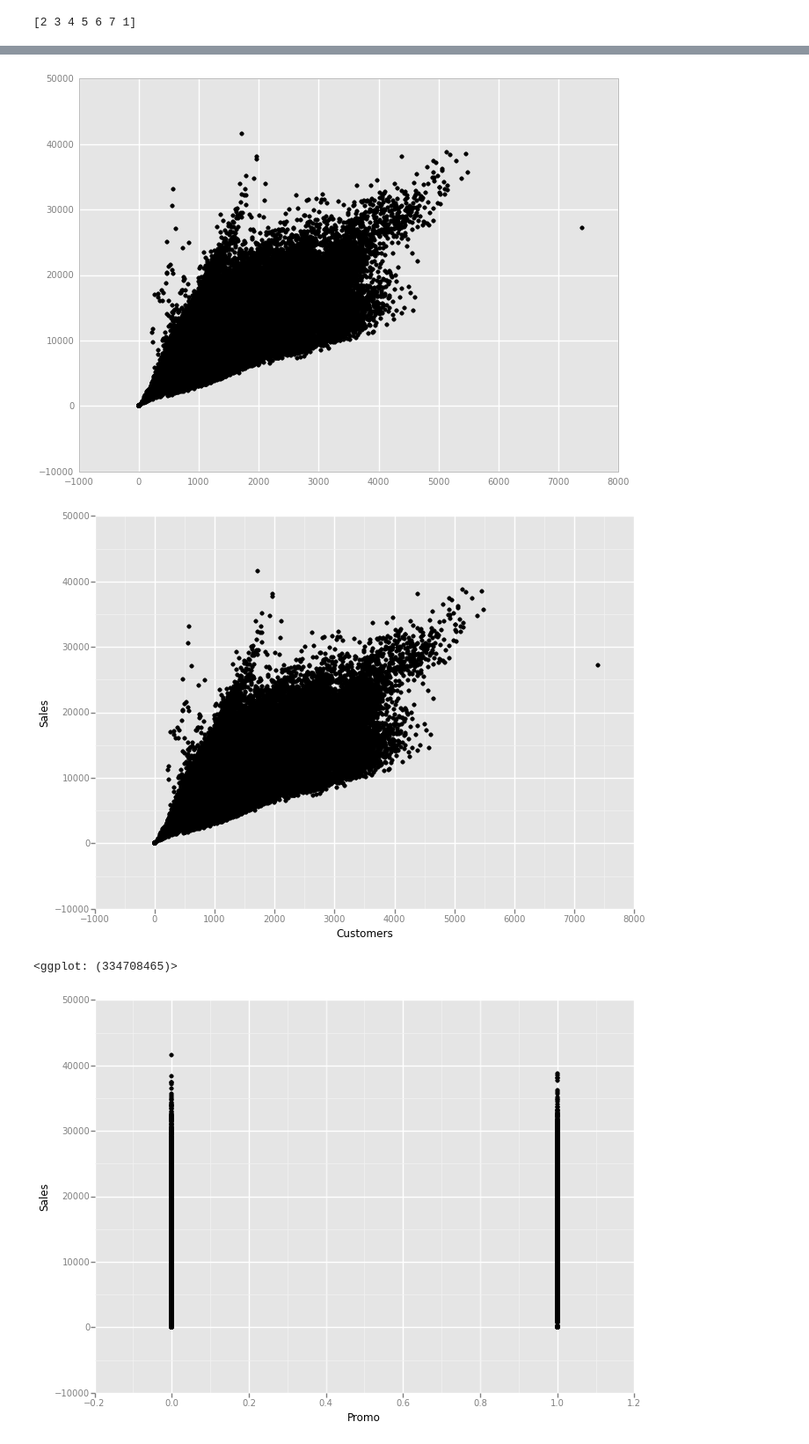
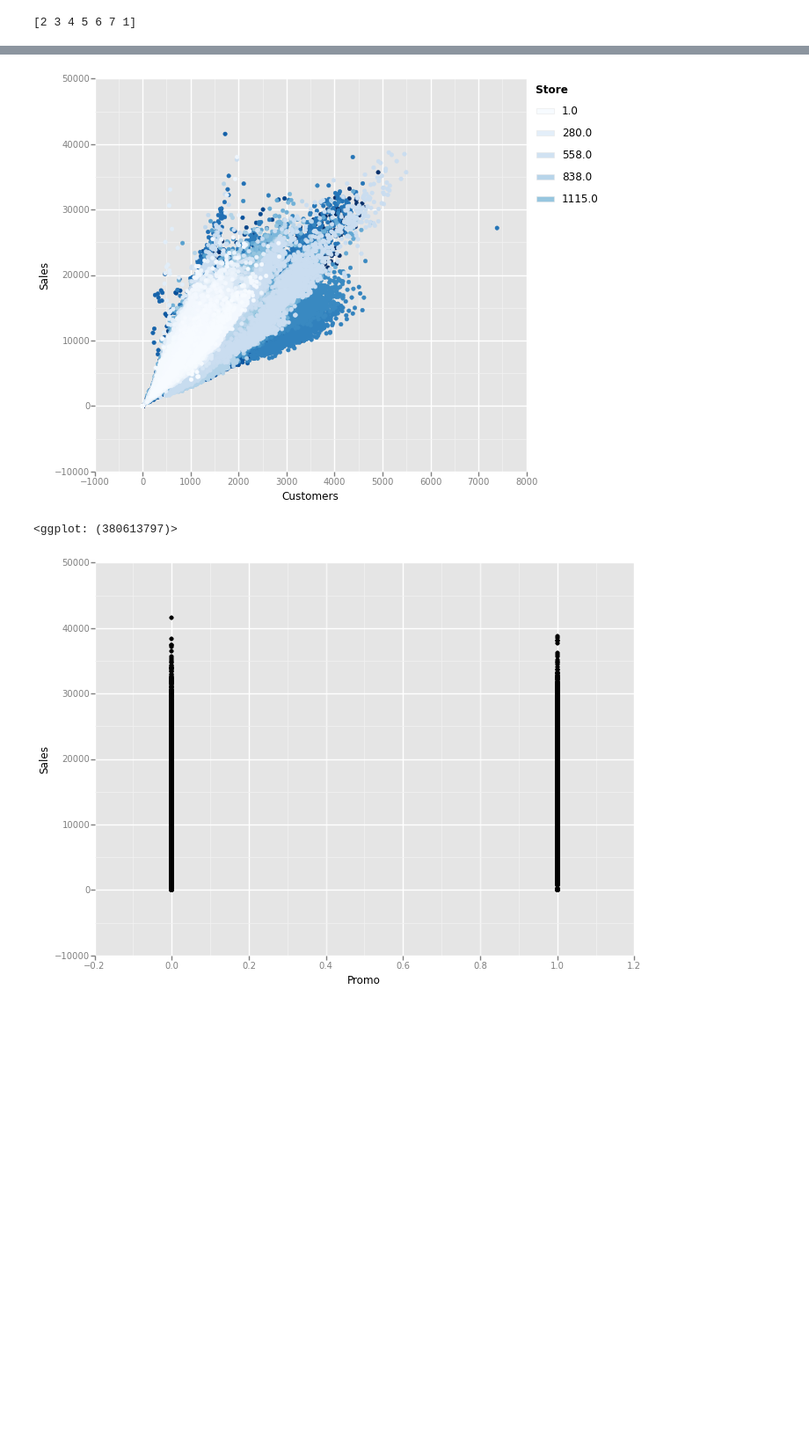
Before and after one commit to debugger06/Kaggle, a Jupyter notebook: rossmann/Untitled0.ipynb, the cells around one changed output, grey strips where cells are left out. Shown at 88% size. Drawn from its saved outputs; the diff is of its cells as text; code cells hidden in the pictures; blank space fills up the shorter version.

```diff
--- a/rossmann/Untitled0.ipynb
+++ b/rossmann/Untitled0.ipynb
@@ -280,10 +271,9 @@ p + geom_bar()
 # %%
-p = ggplot(aes(x="Customers",y="Sales"),data = train)
+p = ggplot(aes(x="Customers",y="Sales",color = "Store"),data = train)
 p+geom_point()
 # %% [output]
-[figure, old version]
+[figure, new version]
-[figure, removed]
-<ggplot: (334708465)>
+<ggplot: (380613797)>
 # %%
 q = ggplot(aes(x="Promo",y = "Sales"),data = train)
 q+geom_point()
```
Also changed, not shown: parts of 30 cells of this notebook, 1 other file.
